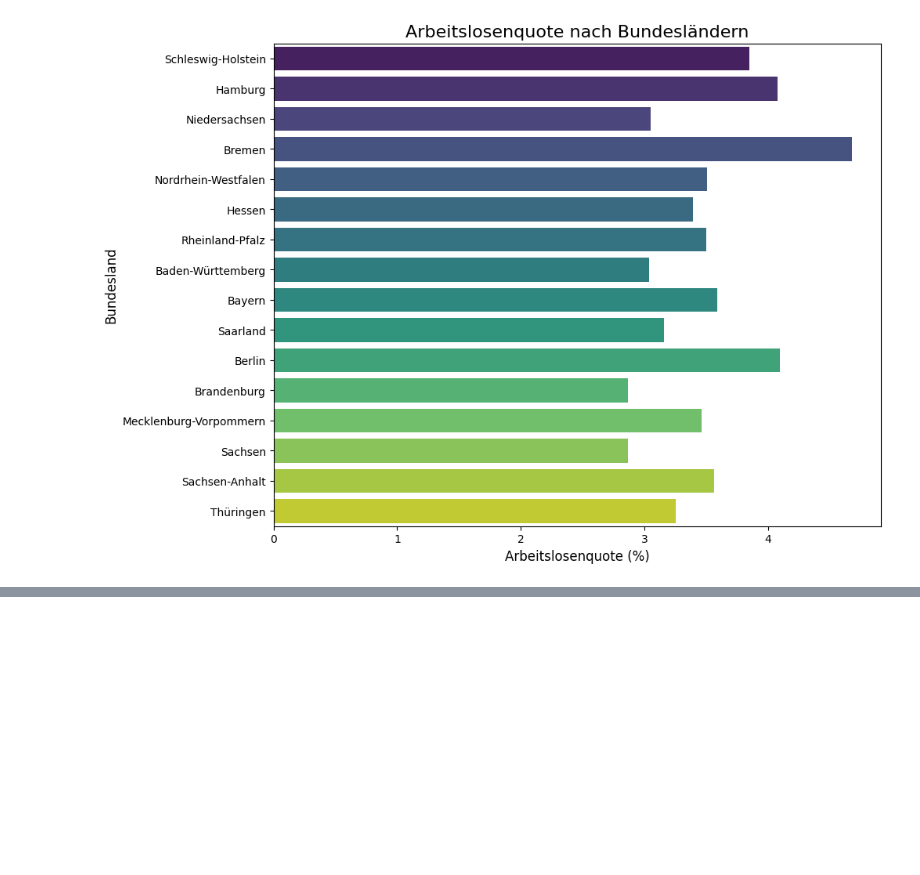
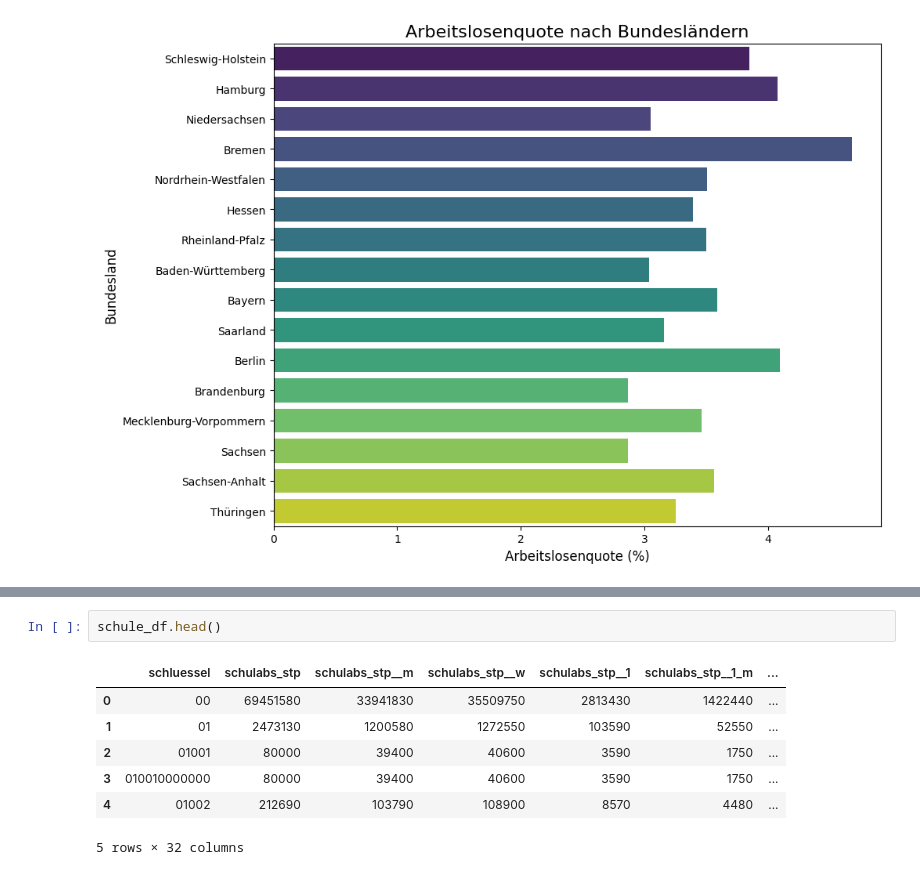
Before and after one commit to Reimser/sp3_1_studienarbeit, a Jupyter notebook: notebooks/visu-all.ipynb, the cells around one changed output, grey strips where cells are left out. Cells and saved outputs as stored; diff of their text form; blank space fills up the shorter version.

```diff
--- a/notebooks/visu-all.ipynb
+++ b/notebooks/visu-all.ipynb
@@ -167,0 +207,10 @@ MergeError: Passing 'suffixes' which cause duplicate columns {'schulabs_stp__3_x
+# %%
+schule_df.head()
+# %% [output]
+|  | schluessel | schulabs_stp | schulabs_stp__m | schulabs_stp__w | schulabs_stp__1 | schulabs_stp__1_m | ... |
+| 0 | 00 | 69451580 | 33941830 | 35509750 | 2813430 | 1422440 | ... |
+| 1 | 01 | 2473130 | 1200580 | 1272550 | 103590 | 52550 | ... |
+| 2 | 01001 | 80000 | 39400 | 40600 | 3590 | 1750 | ... |
+| 3 | 010010000000 | 80000 | 39400 | 40600 | 3590 | 1750 | ... |
+| 4 | 01002 | 212690 | 103790 | 108900 | 8570 | 4480 | ... |
+5 rows × 32 columns
```
Also changed, not shown: parts of 12 cells of this notebook, 4 other files.
